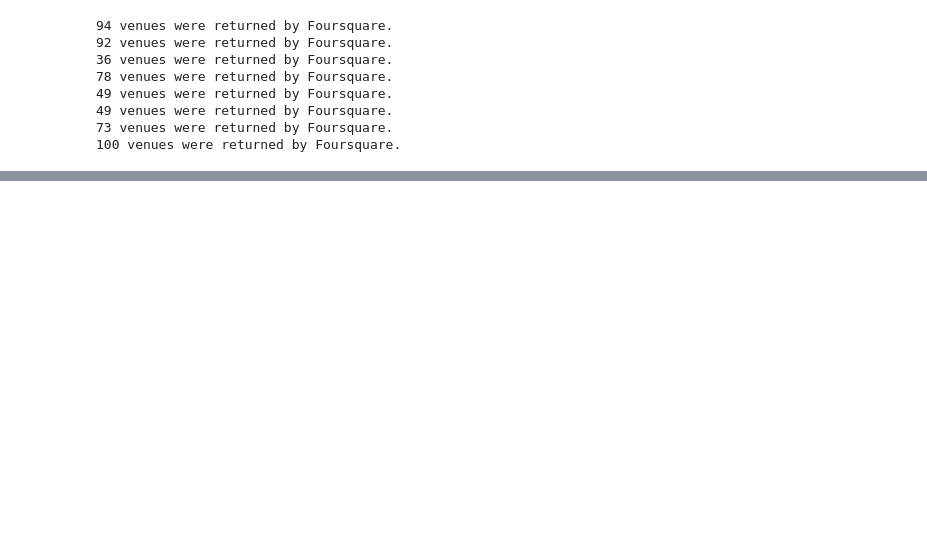
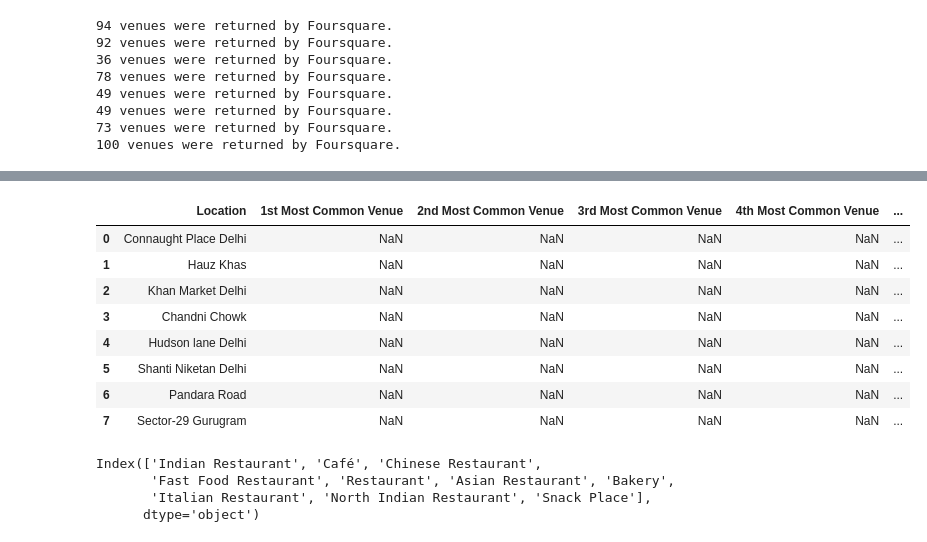
Before and after one commit to gauravr1993/Coursera_Capstone, a Jupyter notebook: Capstone_The-Battle-of-the-Neighborhoods.ipynb, the cells around one changed output, grey strips where cells are left out. Cells and saved outputs as stored; diff of their text form; code cells hidden in the pictures; blank space fills up the shorter version.

```diff
--- a/Capstone_The-Battle-of-the-Neighborhoods.ipynb
+++ b/Capstone_The-Battle-of-the-Neighborhoods.ipynb
@@ -326,0 +469,35 @@ sec_29_venue
+# %%
+num_top_venues = 10
+
+indicators = ['st', 'nd', 'rd']
+
+# create columns according to number of top venues
+columns = ['Location']
+
+for ind in np.arange(num_top_venues):
+    try:
+        columns.append('{}{} Most Common Venue'.format(ind+1, indicators[ind]))
+    except:
+        columns.append('{}th Most Common Venue'.format(ind+1))
+# %%
+most_common_venues = pd.DataFrame(columns=columns)
+most_common_venues['Location'] = df.index
+most_common_venues
+# %% [output]
+|  | Location | 1st Most Common Venue | 2nd Most Common Venue | 3rd Most Common Venue | 4th Most Common Venue | ... |
+| 0 | Connaught Place Delhi | NaN | NaN | NaN | NaN | ... |
+| 1 | Hauz Khas | NaN | NaN | NaN | NaN | ... |
+| 2 | Khan Market Delhi | NaN | NaN | NaN | NaN | ... |
+| 3 | Chandni Chowk | NaN | NaN | NaN | NaN | ... |
+| 4 | Hudson lane Delhi | NaN | NaN | NaN | NaN | ... |
+| 5 | Shanti Niketan Delhi | NaN | NaN | NaN | NaN | ... |
+| 6 | Pandara Road | NaN | NaN | NaN | NaN | ... |
+| 7 | Sector-29 Gurugram | NaN | NaN | NaN | NaN | ... |
+# %%
+maximum = connaught_place_venue['categories'].value_counts().nlargest(n=10).index
+maximum
+# %% [output]
+Index(['Indian Restaurant', 'Café', 'Chinese Restaurant',
+       'Fast Food Restaurant', 'Restaurant', 'Asian Restaurant', 'Bakery',
+       'Italian Restaurant', 'North Indian Restaurant', 'Snack Place'],
+      dtype='object')
```
Also changed, not shown: parts of 41 cells of this notebook.
